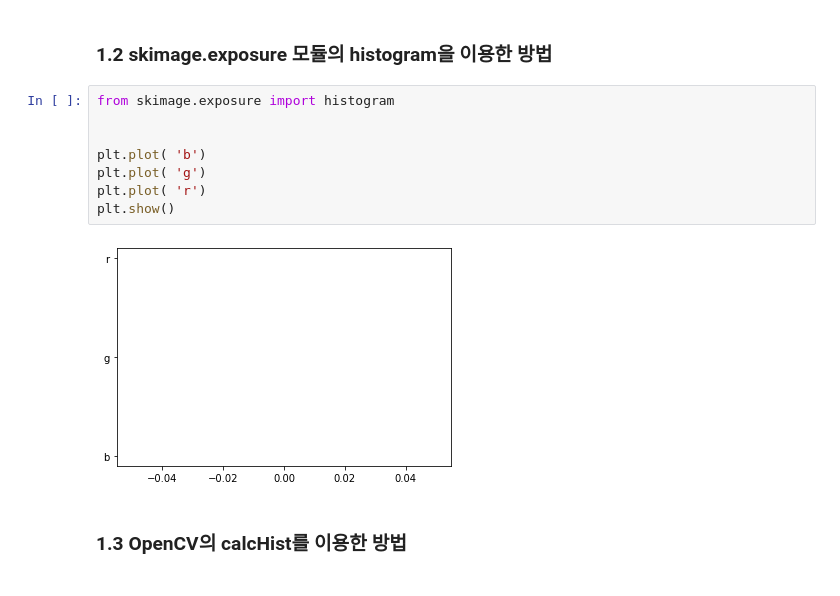
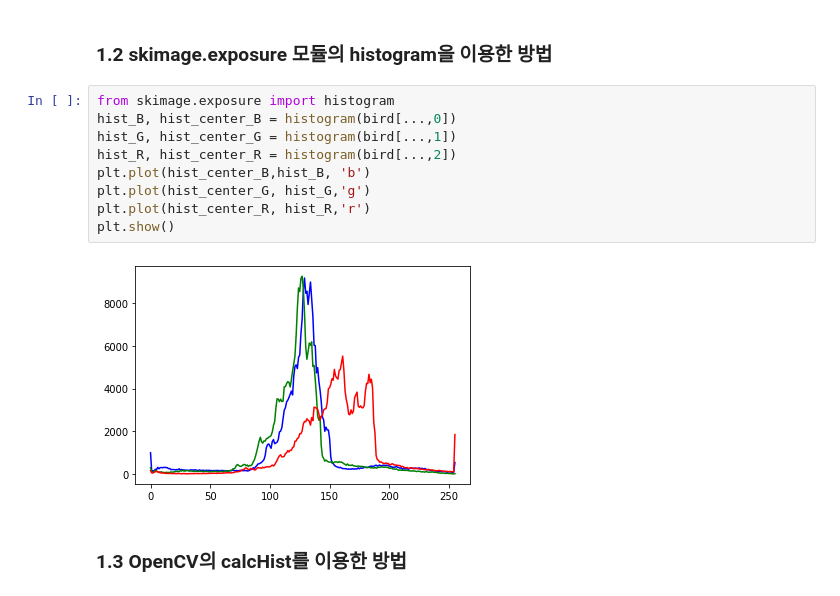
Before and after one commit to EJLee1209/ImageProcessing, a Jupyter notebook: 실습_원본/lab-06/IPP-2022-1-lab-06-20185158-이은재.ipynb, the cells around one changed output. Drawn from its saved outputs; the diff is of its cells as text.

```diff
--- a/실습_원본/lab-06/IPP-2022-1-lab-06-20185158-이은재.ipynb
+++ b/실습_원본/lab-06/IPP-2022-1-lab-06-20185158-이은재.ipynb
@@ -103,14 +103,15 @@ plt.show()
 ### 1.2 skimage.exposure 모듈의 histogram을 이용한 방법
 # %%
 from skimage.exposure import histogram
-
-
-plt.plot( 'b')
-plt.plot( 'g')
-plt.plot( 'r')
+hist_B, hist_center_B = histogram(bird[...,0])
+hist_G, hist_center_G = histogram(bird[...,1])
+hist_R, hist_center_R = histogram(bird[...,2])
+plt.plot(hist_center_B,hist_B, 'b')
+plt.plot(hist_center_G, hist_G,'g')
+plt.plot(hist_center_R, hist_R,'r')
 plt.show()
 # %% [output]
-[figure, old version]
+[figure, new version]
 # %% [markdown]
 ### 1.3 OpenCV의 calcHist를 이용한 방법
 # %%
```
Also changed, not shown: parts of 6 cells of this notebook, 6 other files.
